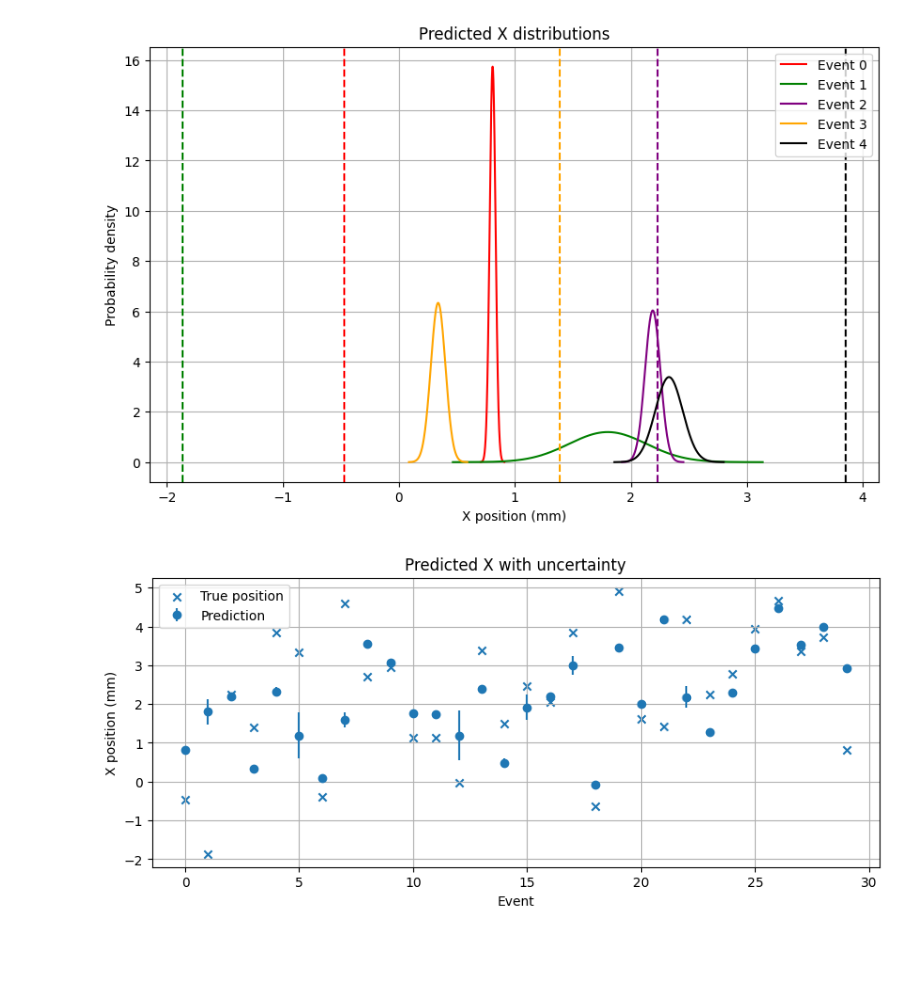
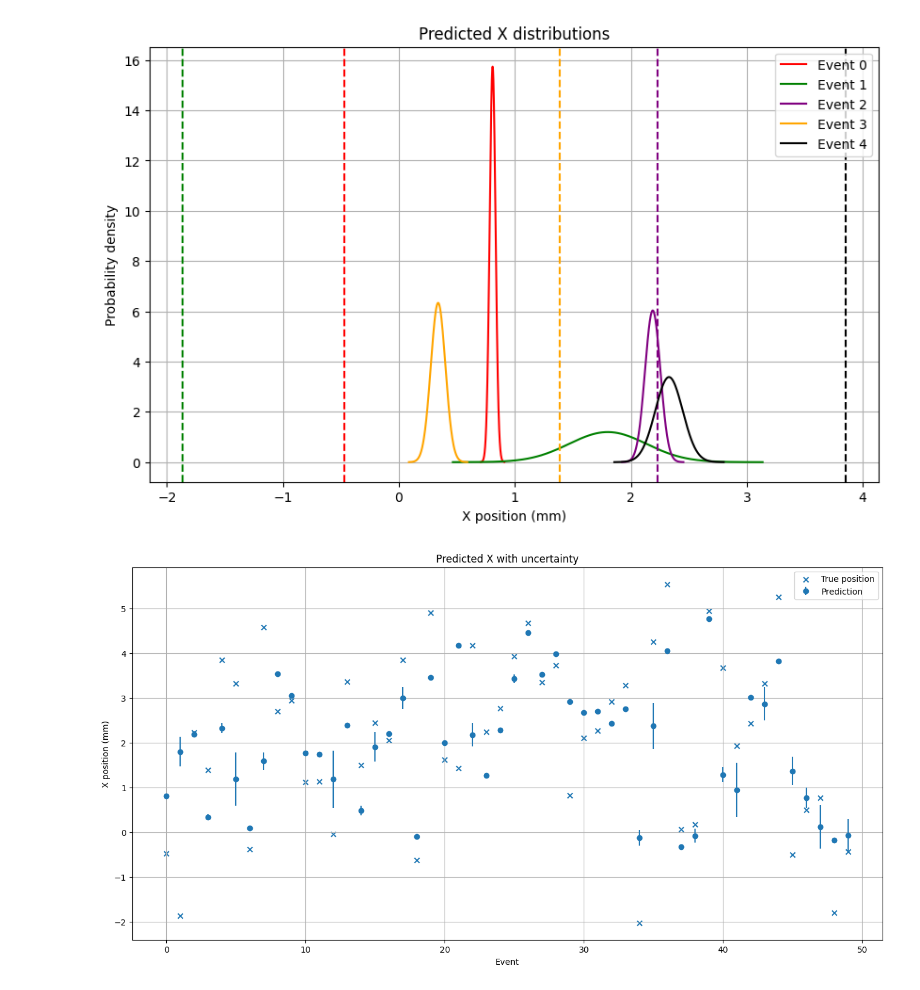
Before and after one commit to mw2304/SummerProject2026, a Jupyter notebook: probablisticCNN.ipynb, the cells around one changed output. Cells and saved outputs as stored; diff of their text form; code cells hidden in the pictures; blank space fills up the shorter version.

```diff
--- a/probablisticCNN.ipynb
+++ b/probablisticCNN.ipynb
@@ -386,8 +418,8 @@ x = Flatten()(x)
 # Plane input
 
 plane_input = Input(
-    shape=(3,),
-    name="plane_normal"
+    shape=(4,),
+    name="plane_equation"
 )
 
 
@@ -422,4 +454,5 @@ sigma = tf.keras.layers.Activation(
 output = tf.keras.layers.Concatenate()(
     [mu, sigma]
 )
+#
 # %%
@@ -481,27 +602,19 @@ def gaussian_nll(y_true, y_pred):
 # %% [markdown]
 compiling model
-# %%
-model.compile(
-    optimizer=tf.keras.optimizers.Adam(
-        learning_rate=1e-4
-    ),
-    loss=gaussian_nll
-)
+# %%
+model.compile(
+    optimizer="adam",
+    loss=gaussian_nll_with_plane
+)
 # %% [markdown]
 training model
 # %%
 history = model.fit(
-    [
-        x_train,
-        plane_train
-    ],
-    y_train_scaled,
+    [x_train, plane_train],
+    y_train,
     validation_data=(
-        [
-            x_test,
-            plane_test
-        ],
-        y_test_scaled
+        [x_val, plane_val],
+        y_val
     ),
     epochs=50,
     batch_size=32
@@ -996,30 +1104,30 @@ plt.show()
 # %% [output]
 [figure]
 # %%
-idx = np.arange(30)
+idx = np.arange(50)
 
-plt.figure(figsize=(10,4))
+plt.figure(figsize=(16,8))
 
 plt.errorbar(
     idx,
-    mu_mm[:30,0],
-    yerr=sigma_mm[:30,0],
+    mu_mm[:50,0],
+    yerr=sigma_mm[:50,0],
     fmt='o',
     label="Prediction"
 )
 
 plt.scatter(
     idx,
-    y_test[:30,0],
+    y_test[:50,0],
     marker='x',
     label="True position"
 )
 
 plt.xlabel("Event")
 plt.ylabel("X position (mm)")
 plt.title("Predicted X with uncertainty")
 plt.legend()
 plt.grid()
 plt.show()
 # %% [output]
-[figure, old version]
+[figure, new version]
```
Also changed, not shown: parts of 14 cells of this notebook.
